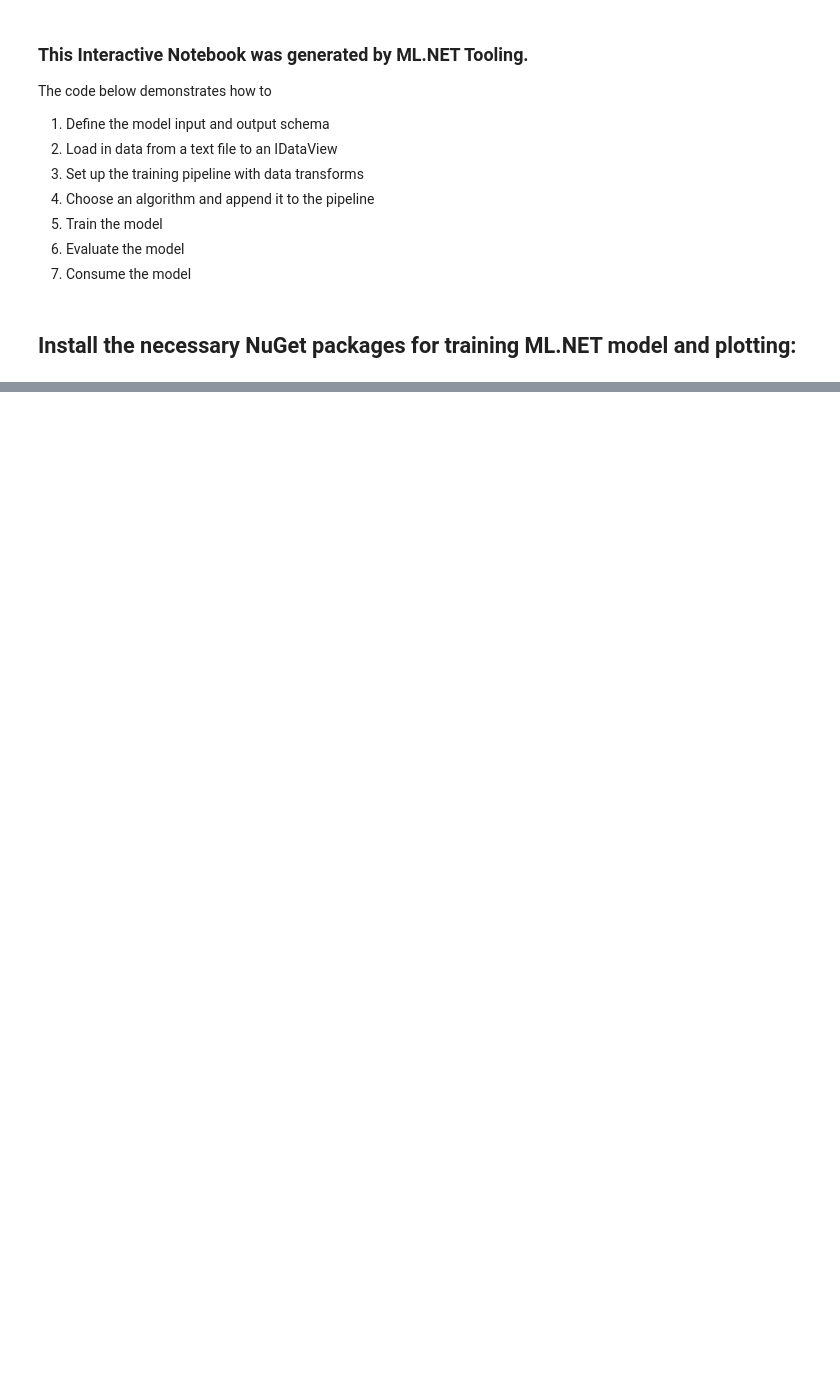
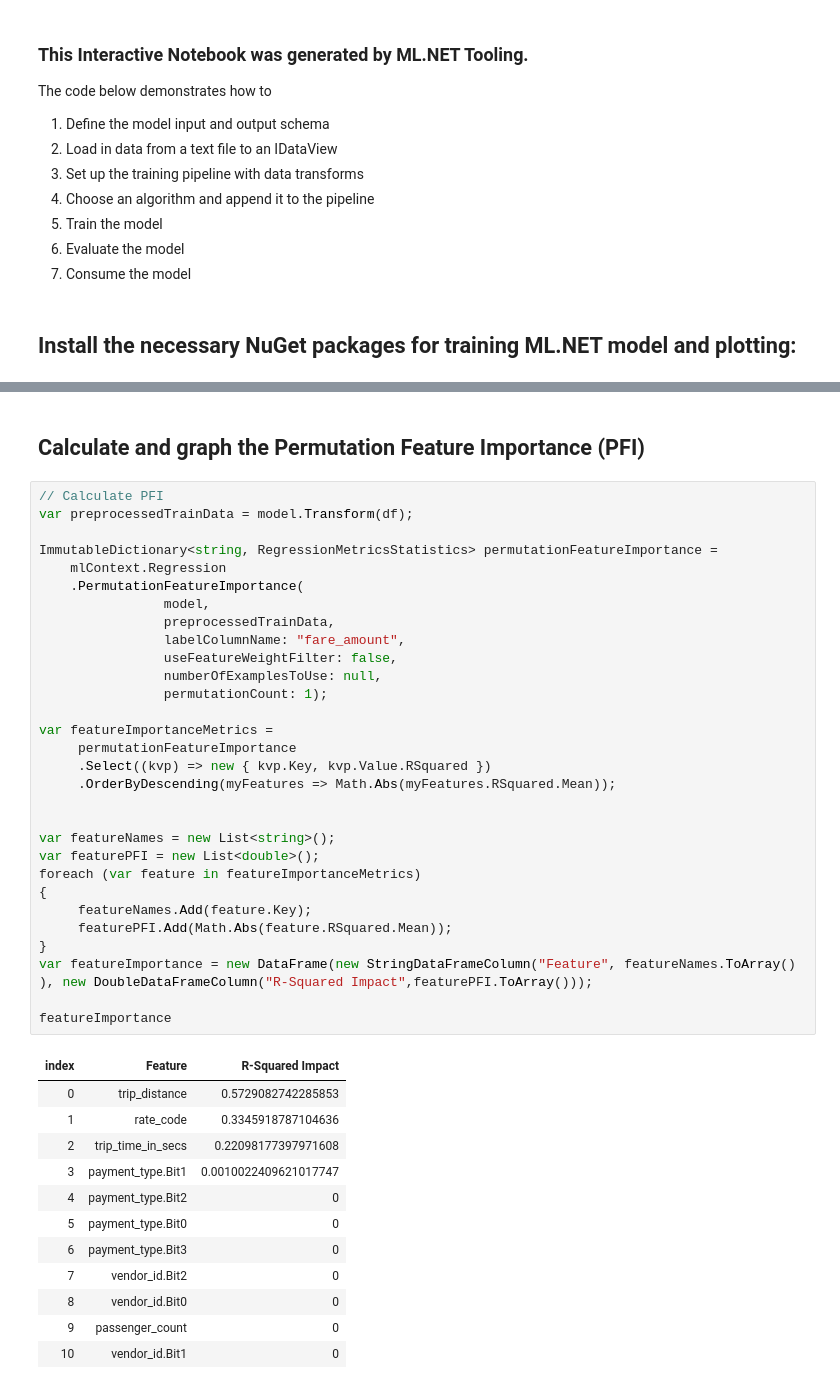
Before and after one commit to JakeRadMSFT/ExampleNotebooks, a Jupyter notebook: src/ExampleNotebooks/AutoML-Regression-TaxiFare.ipynb, the cells around one changed output, grey strips where cells are left out. Saved outputs shown, nothing was run; the diff lists cells and outputs as text; blank space fills up the shorter version.

```diff
--- a/src/ExampleNotebooks/AutoML-Regression-TaxiFare.ipynb
+++ b/src/ExampleNotebooks/AutoML-Regression-TaxiFare.ipynb
@@ -84,0 +190,45 @@ Error: System.AggregateException: One or more errors occurred. (The method or op
+# %% [markdown]
+## Calculate and graph the Permutation Feature Importance (PFI)
+# %%
+// Calculate PFI
+var preprocessedTrainData = model.Transform(df);
+
+ImmutableDictionary<string, RegressionMetricsStatistics> permutationFeatureImportance =
+    mlContext.Regression
+	.PermutationFeatureImportance(
+                model,
+                preprocessedTrainData,
+                labelColumnName: "fare_amount",
+                useFeatureWeightFilter: false,
+                numberOfExamplesToUse: null,
+                permutationCount: 1);
+
+var featureImportanceMetrics =
+     permutationFeatureImportance
+     .Select((kvp) => new { kvp.Key, kvp.Value.RSquared })
+     .OrderByDescending(myFeatures => Math.Abs(myFeatures.RSquared.Mean));
+
+
+var featureNames = new List<string>();
+var featurePFI = new List<double>();
+foreach (var feature in featureImportanceMetrics)
+{
+     featureNames.Add(feature.Key);
+     featurePFI.Add(Math.Abs(feature.RSquared.Mean));
+}
+var featureImportance = new DataFrame(new StringDataFrameColumn("Feature", featureNames.ToArray() ), new DoubleDataFrameColumn("R-Squared Impact",featurePFI.ToArray()));
+
+featureImportance
+# %% [output]
+| index | Feature | R-Squared Impact |
+| 0 | trip_distance | 0.5729082742285853 |
+| 1 | rate_code | 0.3345918787104636 |
+| 2 | trip_time_in_secs | 0.22098177397971608 |
+| 3 | payment_type.Bit1 | 0.0010022409621017747 |
+| 4 | payment_type.Bit2 | 0 |
+| 5 | payment_type.Bit0 | 0 |
+| 6 | payment_type.Bit3 | 0 |
+| 7 | vendor_id.Bit2 | 0 |
+| 8 | vendor_id.Bit0 | 0 |
+| 9 | passenger_count | 0 |
+| 10 | vendor_id.Bit1 | 0 |
```
Also changed, not shown: parts of 13 cells of this notebook.
